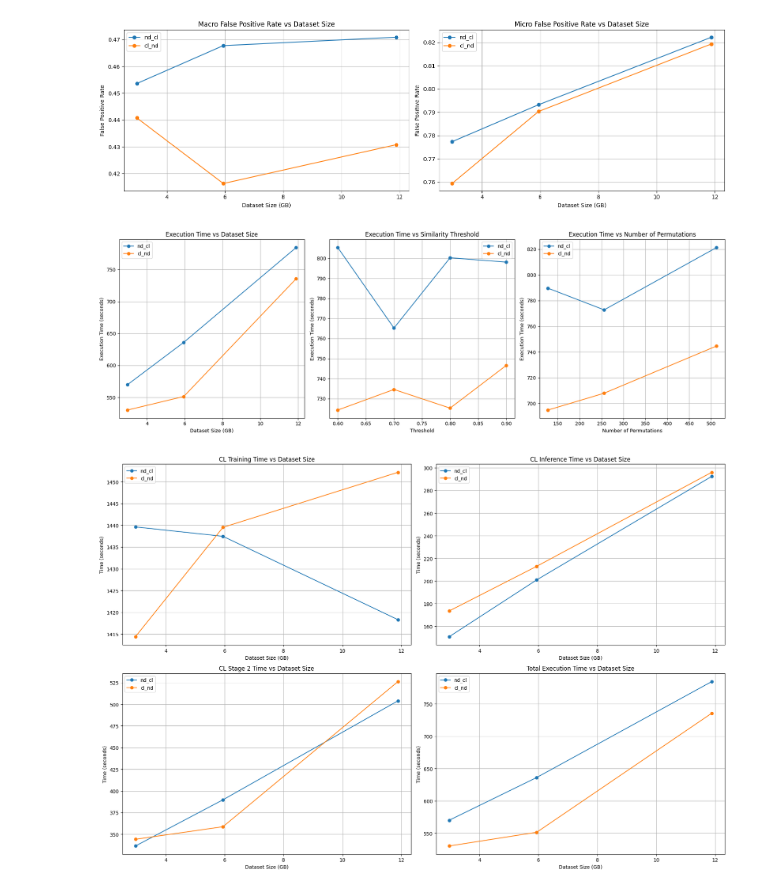
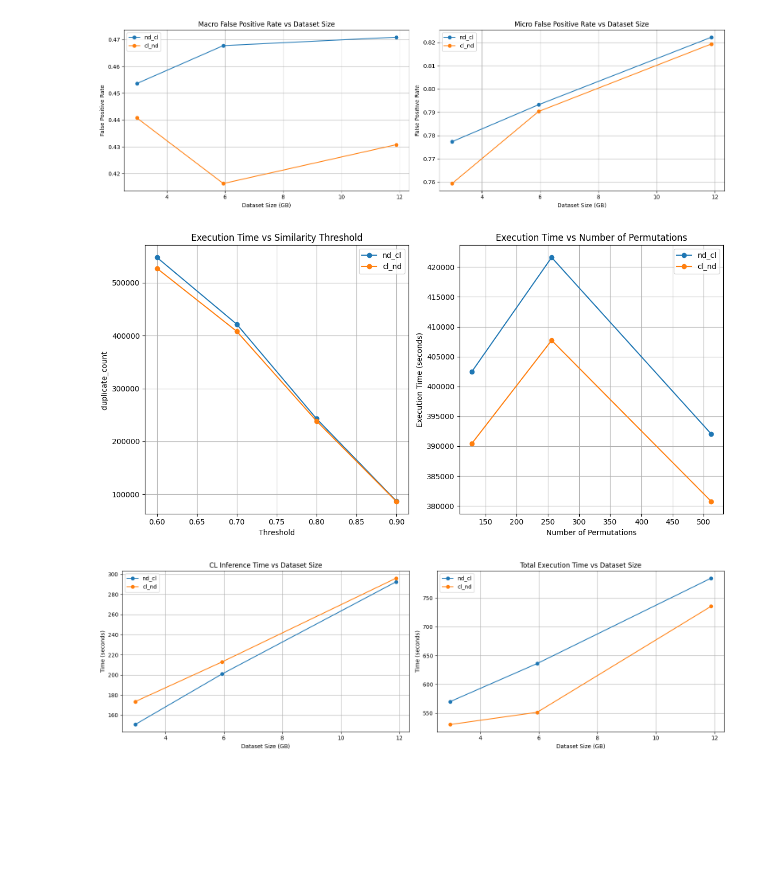
Before and after one commit to OhadRubin/database_project_c, a Jupyter notebook: viewer.ipynb, the cells around one changed output. Drawn from its saved outputs; the diff is of its cells as text; code cells hidden in the pictures; blank space fills up the shorter version.

```diff
--- a/viewer.ipynb
+++ b/viewer.ipynb
@@ -88,7 +88,7 @@ def get_time_df():
 
 
     time_df = time_df.assign(exp_name=time_df.output_dir.str.split("/").str[-1]).drop(columns=["output_dir"])
-    time_df = time_df.drop(columns=["ngram_size", "min_ngram_size",  "record_count", "duplicate_count","timestamp", "id","config_details_json","config_file_path","limit_files","num_nodes","input_file","nd_time_sec","notes"]).iloc[1:-4]
+    time_df = time_df.drop(columns=["ngram_size", "min_ngram_size",  "record_count","timestamp", "id","config_details_json","config_file_path","limit_files","num_nodes","input_file","nd_time_sec","notes"]).iloc[1:-4]
     # Drop columns that contain NaN or 0 values
     time_df = time_df.loc[:, ~(time_df.isna().any() | (time_df == 0).all())]
     return time_df
@@ -101,21 +101,7 @@ def plot_execution_times():
     time_df = get_time_df()
 
     # Create a figure with three subplots (dataset size, threshold, num_perm)
-    fig, (ax1, ax2, ax3) = plt.subplots(1, 3, figsize=(18, 6))
-
-    # 1. Plot execution time vs dataset size
-    size_data = time_df[time_df['exp_name'].str.contains('datasize')]
-
-    for wf in ['nd_cl', 'cl_nd']:
-        subset = size_data[size_data['implementation'] == wf]
-        subset = subset.sort_values('total_size_gb')
-        ax1.plot(subset['total_size_gb'], subset['execution_time'], marker='o', label=f'{wf}')
-
-    ax1.set_title('Execution Time vs Dataset Size')
-    ax1.set_xlabel('Dataset Size (GB)')
-    ax1.set_ylabel('Execution Time (seconds)')
-    ax1.grid(True)
-    ax1.legend()
+    fig, (ax2, ax3) = plt.subplots(1, 2, figsize=(12, 6))
 
     # 2. Plot execution time vs threshold
     threshold_data = time_df[time_df['exp_name'].str.contains('threshold')]
@@ -123,11 +109,11 @@ def plot_execution_times():
     for wf in ['nd_cl', 'cl_nd']:
         subset = threshold_data[threshold_data['implementation'] == wf]
         subset = subset.sort_values('threshold')
-        ax2.plot(subset['threshold'], subset['execution_time'], marker='o', label=f'{wf}')
+        ax2.plot(subset['threshold'], subset['duplicate_count'], marker='o', label=f'{wf}')
 
     ax2.set_title('Execution Time vs Similarity Threshold')
     ax2.set_xlabel('Threshold')
-    ax2.set_ylabel('Execution Time (seconds)')
+    ax2.set_ylabel('duplicate_count ')
     ax2.grid(True)
     ax2.legend()
 
@@ -137,7 +123,7 @@ def plot_execution_times():
     for wf in ['nd_cl', 'cl_nd']:
         subset = perm_data[perm_data['implementation'] == wf]
         subset = subset.sort_values('num_perm')
-        ax3.plot(subset['num_perm'], subset['execution_time'], marker='o', label=f'{wf}')
+        ax3.plot(subset['num_perm'], subset['duplicate_count'], marker='o', label=f'{wf}')
 
     ax3.set_title('Execution Time vs Number of Permutations')
     ax3.set_xlabel('Number of Permutations')
@@ -155,16 +141,13 @@ def plot_component_times():
     Create plots comparing component times (CL train, inference, stage2) for both implementations.
     """
     time_df = get_time_df()
-
     # Create a figure with subplots
-    fig, axes = plt.subplots(2, 2, figsize=(18, 12))
+    fig, axes = plt.subplots(1, 2, figsize=(16, 5))
 
     # Extract CL component times
     cl_components = [
-        ('cl_train_time_sec', 'CL Training Time', 0, 0),
-        ('cl_inference_time_sec', 'CL Inference Time', 0, 1),
-        ('cl_stage2_time_sec', 'CL Stage 2 Time', 1, 0),
-        ('execution_time', 'Total Execution Time', 1, 1)
+        ('cl_inference_time_sec', 'CL Inference Time', 0, 0),
+        ('execution_time', 'Total Execution Time', 0, 1)
     ]
 
     # Categorize by dataset size
@@ -172,7 +155,7 @@ def plot_component_times():
 
     # Plot each component
     for col, title, row, col_idx in cl_components:
-        ax = axes[row, col_idx]
+        ax = axes[col_idx]
 
         for wf in ['nd_cl', 'cl_nd']:
             subset = size_data[size_data['implementation'] == wf]
@@ -187,32 +170,32 @@ def plot_component_times():
 
     plt.tight_layout()
     plt.savefig('component_times_comparison.pdf')
     plt.show()
 
 
 # Total Execution Time vs Dataset Size
 import fire
 
 
 def main(mode="both"):
     if mode == "both":
         plot_fp_macro_vs_size()
         time_df = get_time_df()
         plot_execution_times()
         plot_component_times()
         print(time_df.to_markdown())
     elif mode == "fp":
         plot_fp_macro_vs_size()
     elif mode == "time":
         time_df = get_time_df()
         plot_execution_times()
         plot_component_times()
         print(time_df.to_markdown())
     else:
         raise ValueError(f"Invalid mode: {mode}")
 
 main()
 # %% [output]
 [figure]
-[figure, old version]
+[figure, new version]
-[figure, old version]
+[figure, new version]
```
Also changed, not shown: parts of 4 cells of this notebook, 1 other file.
